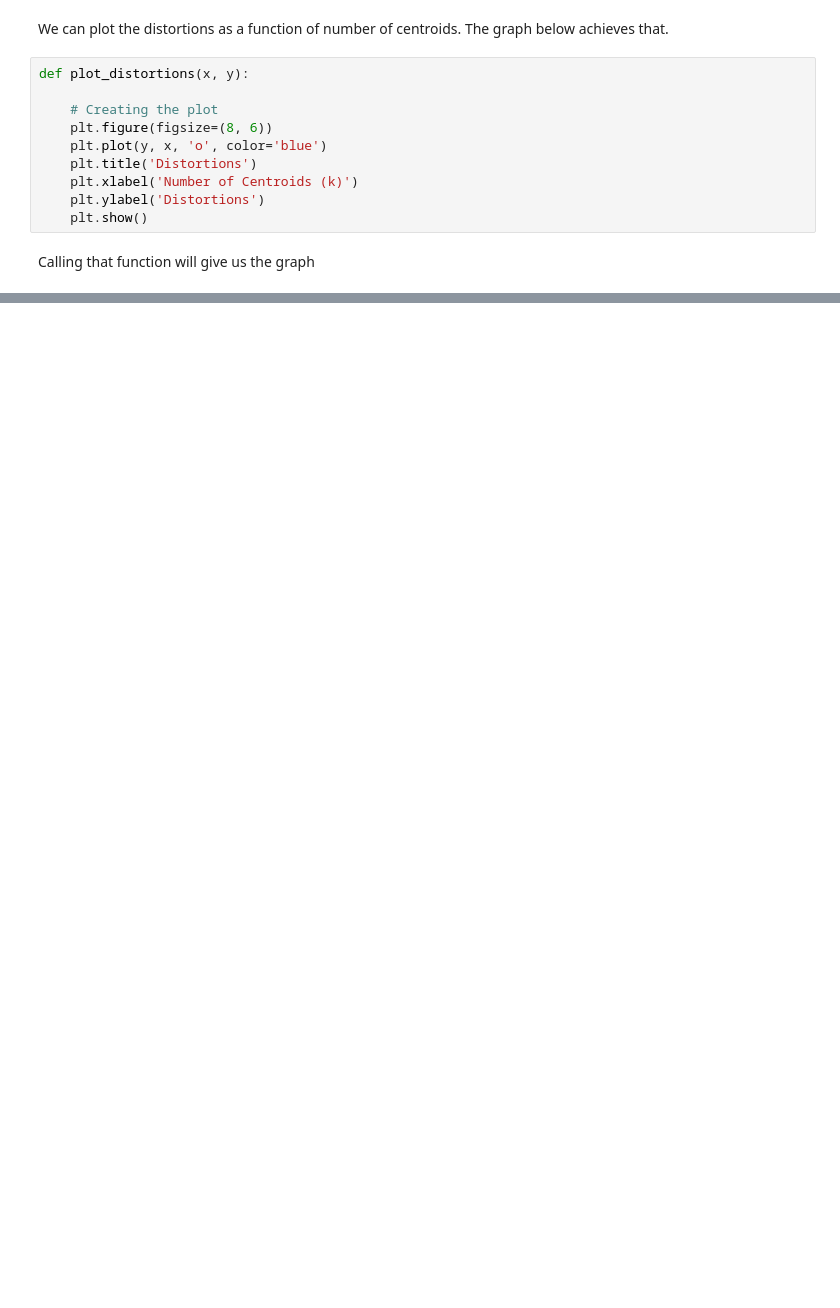
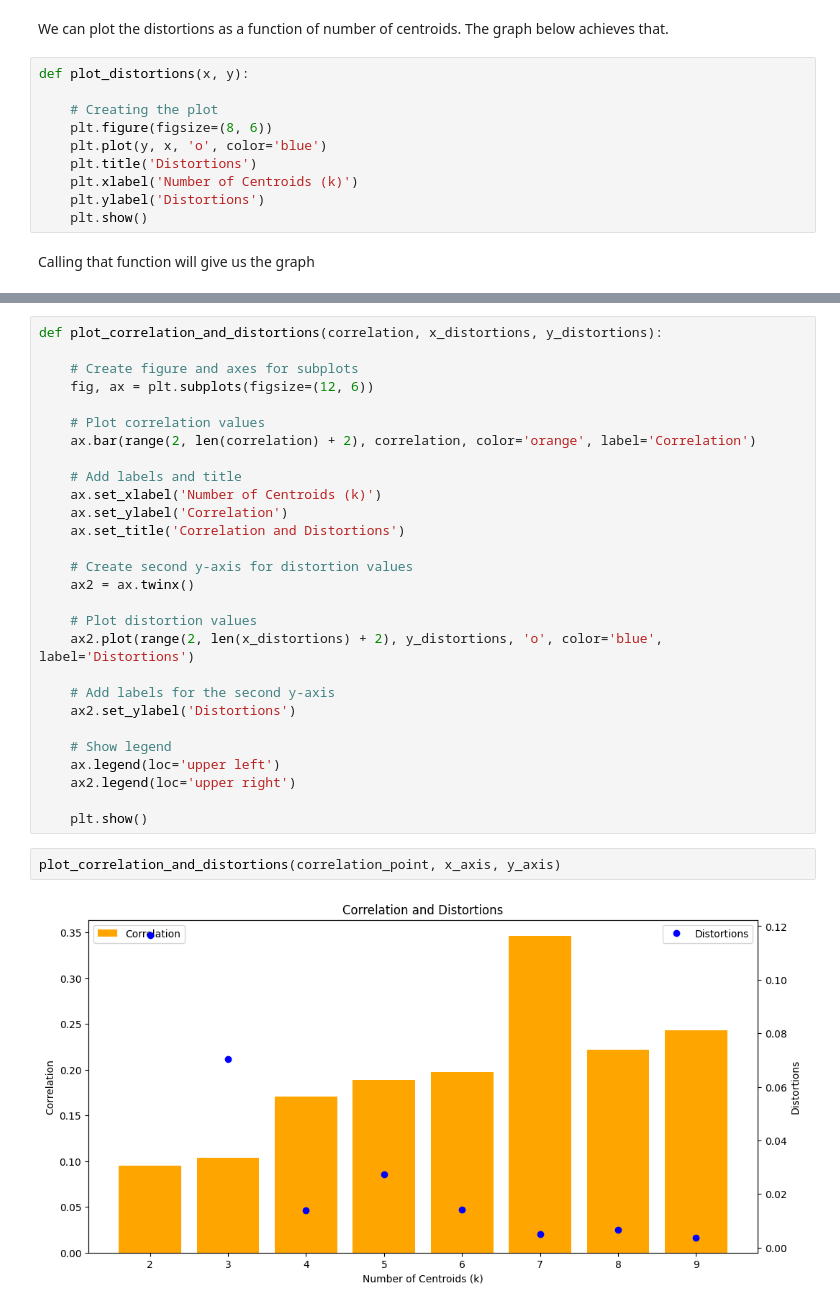
Before and after one commit to Tomasdfgh/RBCs_Borealis_AIs_Shelter_Occupancy_Forecast, a Jupyter notebook: LSTM/[3] Location_Grouping_Multivariate_LSTM.ipynb, the cells around one changed output, grey strips where cells are left out. Saved outputs shown, nothing was run; the diff lists cells and outputs as text; blank space fills up the shorter version.

```diff
--- a/LSTM/[3] Location_Grouping_Multivariate_LSTM.ipynb
+++ b/LSTM/[3] Location_Grouping_Multivariate_LSTM.ipynb
@@ -404,0 +500,32 @@ plot_distortions(y_axis, x_axis)
+# %%
+def plot_correlation_and_distortions(correlation, x_distortions, y_distortions):
+
+    # Create figure and axes for subplots
+    fig, ax = plt.subplots(figsize=(12, 6))
+
+    # Plot correlation values
+    ax.bar(range(2, len(correlation) + 2), correlation, color='orange', label='Correlation')
+
+    # Add labels and title
+    ax.set_xlabel('Number of Centroids (k)')
+    ax.set_ylabel('Correlation')
+    ax.set_title('Correlation and Distortions')
+
+    # Create second y-axis for distortion values
+    ax2 = ax.twinx()
+
+    # Plot distortion values
+    ax2.plot(range(2, len(x_distortions) + 2), y_distortions, 'o', color='blue', label='Distortions')
+
+    # Add labels for the second y-axis
+    ax2.set_ylabel('Distortions')
+
+    # Show legend
+    ax.legend(loc='upper left')
+    ax2.legend(loc='upper right')
+
+    plt.show()
+# %%
+plot_correlation_and_distortions(correlation_point, x_axis, y_axis)
+# %% [output]
+[figure, added]
```
Also changed, not shown: parts of 16 cells of this notebook.
